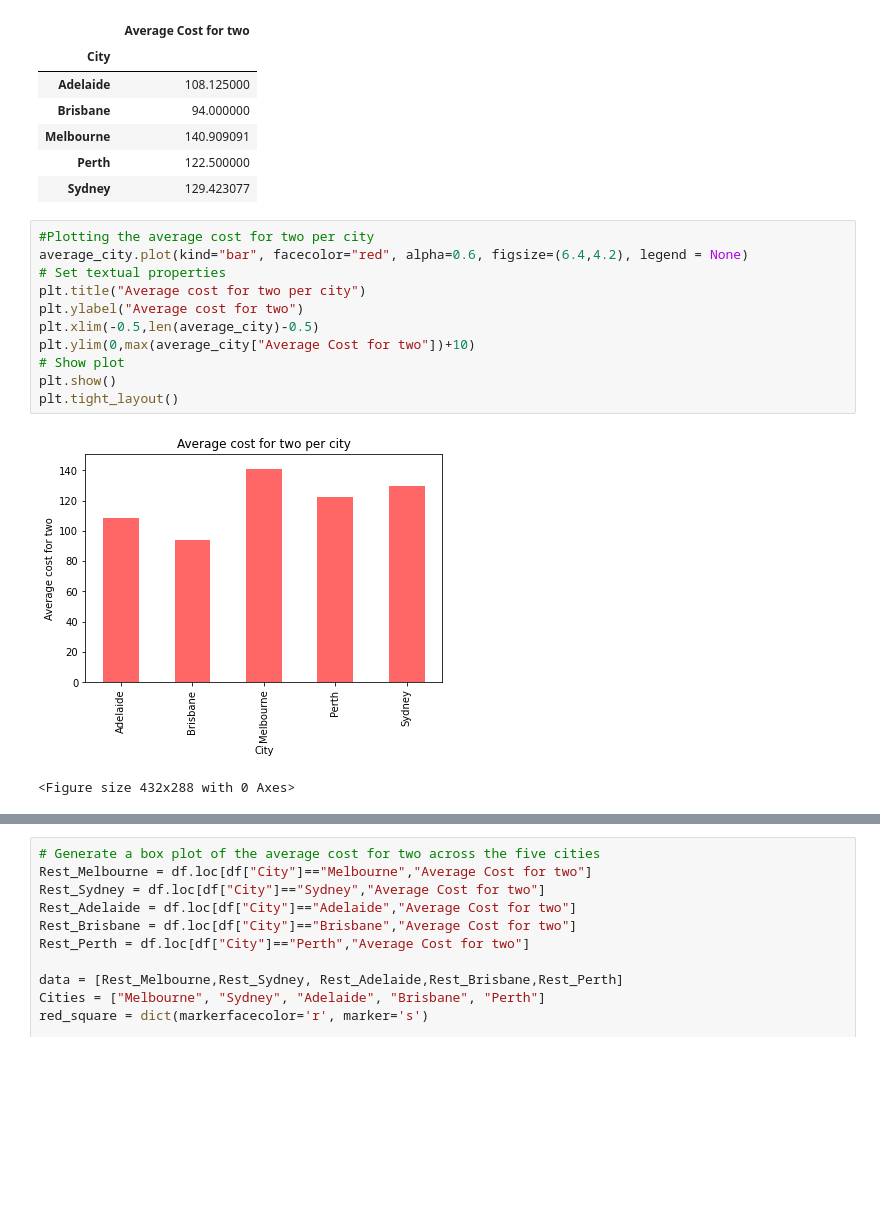
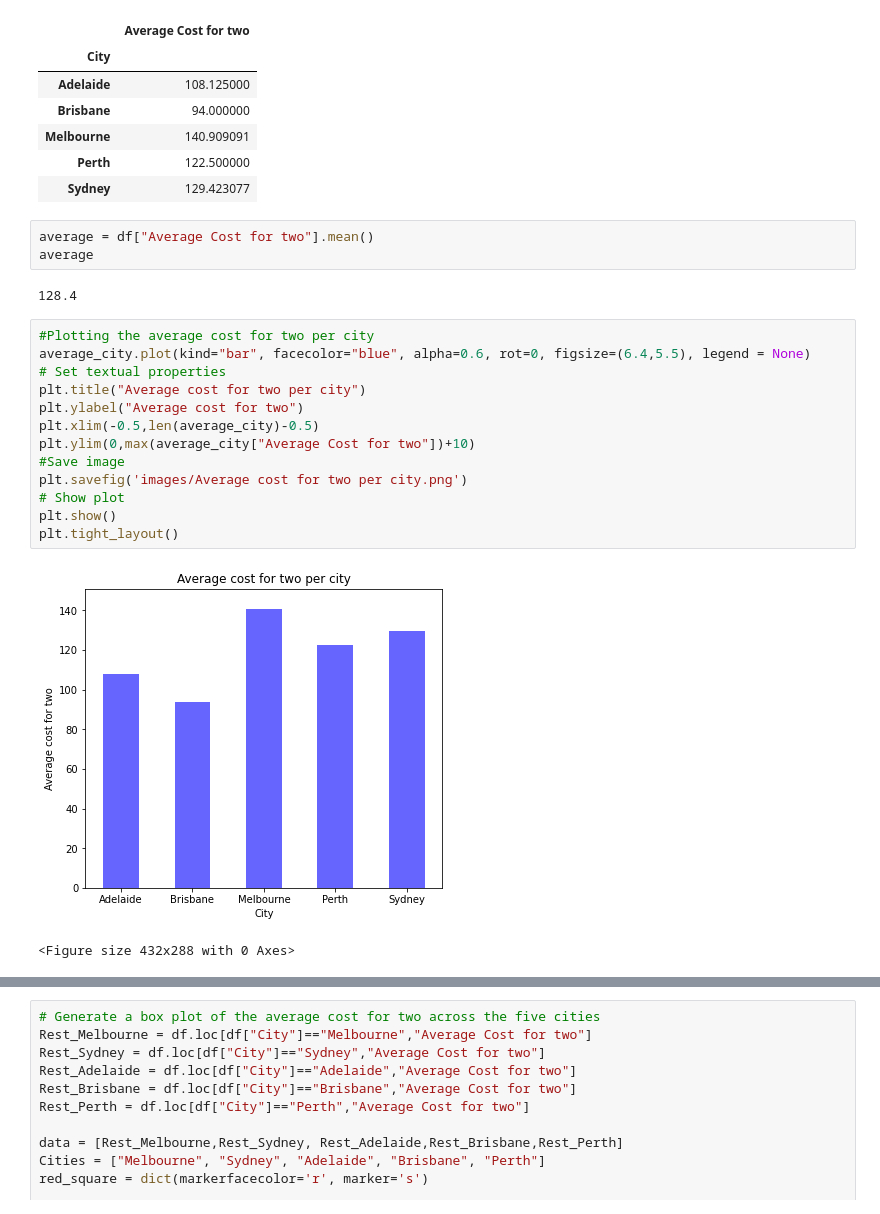
Before and after one commit to ashdrayton/Zomato-Restaurants-Reviews, a Jupyter notebook: Babette/Analysis_Babette_Top_100_Restaurants.ipynb, the cells around one changed output, grey strips where cells are left out. Saved outputs shown, nothing was run; the diff lists cells and outputs as text; blank space fills up the shorter version.

```diff
--- a/Babette/Analysis_Babette.ipynb
+++ b/Babette/Analysis_Babette_Top_100_Restaurants.ipynb
@@ -68,19 +70,26 @@ average_city
 | Melbourne | 140.909091 |
 | Perth | 122.500000 |
 | Sydney | 129.423077 |
+# %%
+average = df["Average Cost for two"].mean()
+average
+# %% [output]
+128.4
 # %%
 #Plotting the average cost for two per city
-average_city.plot(kind="bar", facecolor="red", alpha=0.6, figsize=(6.4,4.2), legend = None)
+average_city.plot(kind="bar", facecolor="blue", alpha=0.6, rot=0, figsize=(6.4,5.5), legend = None)
 # Set textual properties
 plt.title("Average cost for two per city")
 plt.ylabel("Average cost for two")
 plt.xlim(-0.5,len(average_city)-0.5)
 plt.ylim(0,max(average_city["Average Cost for two"])+10)
+#Save image
+plt.savefig('images/Average cost for two per city.png')
 # Show plot
 plt.show()
 plt.tight_layout()
 # %% [output]
-[figure, old version]
+[figure, new version]
 <Figure size 432x288 with 0 Axes>
 # %%
 #Calculate the median of the average cost for two per city
```
Also changed, not shown: parts of 2 cells of this notebook, 14 other files.
